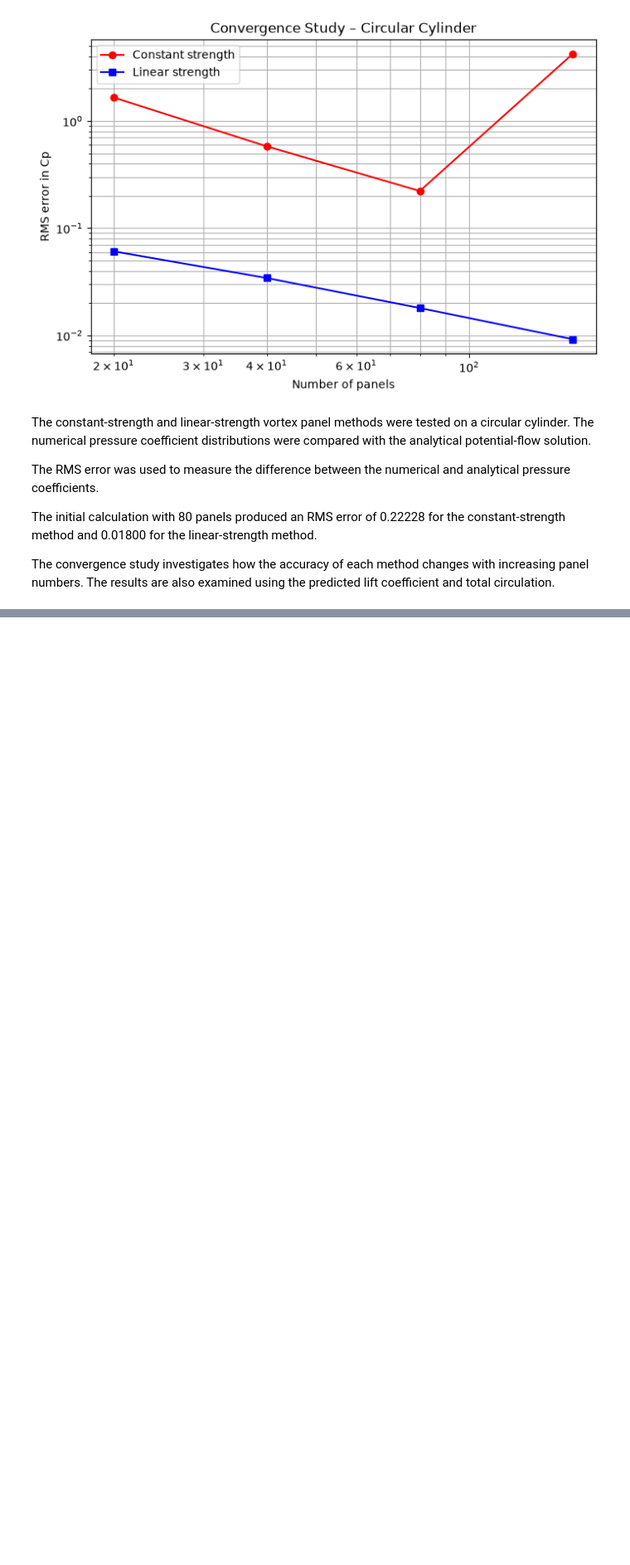
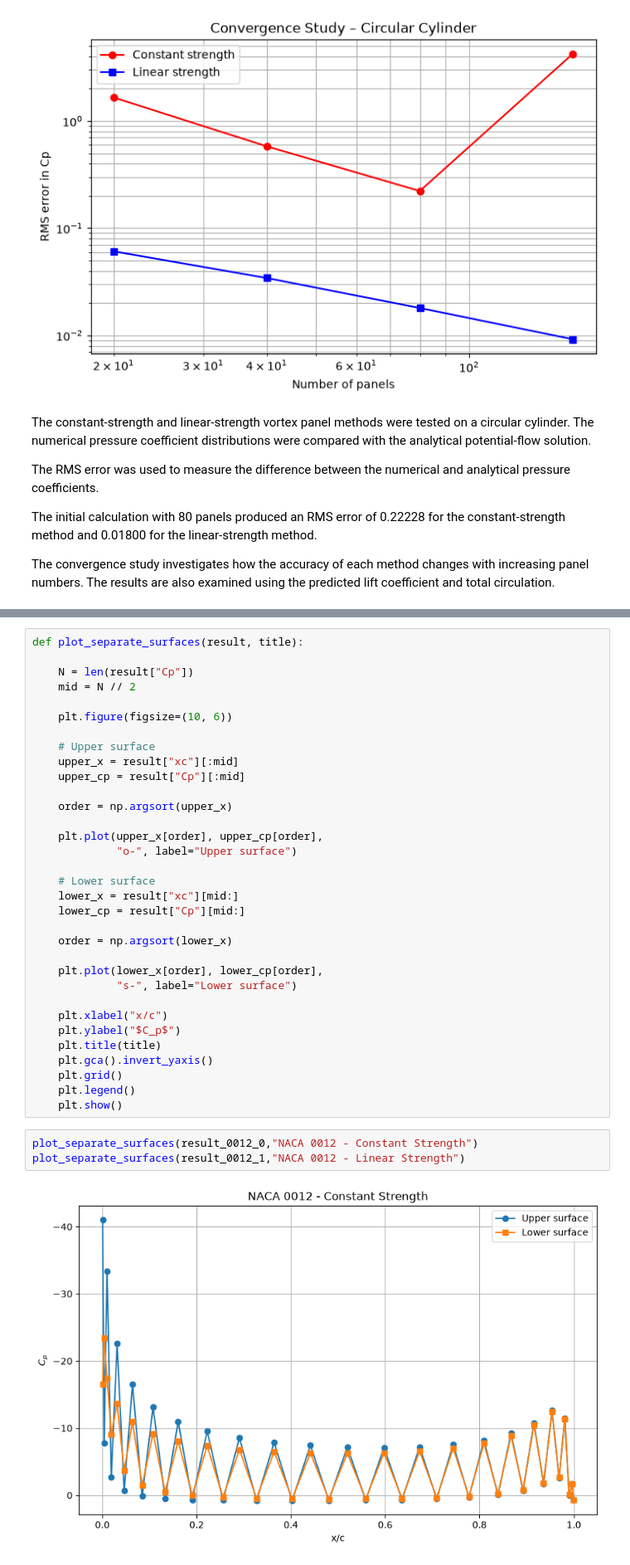
Before and after one commit to Aathi2165/AE611_2026, a Jupyter notebook: Aathi Skantha Roopan T_SC26M001.ipynb, the cells around one changed output, grey strips where cells are left out. Shown at 83% size. Cells and saved outputs as stored; diff of their text form; blank space fills up the shorter version.

```diff
--- a/Aathi Skantha Roopan T_SC26M001.ipynb
+++ b/Aathi Skantha Roopan T_SC26M001.ipynb
@@ -849,0 +986,38 @@ The convergence study investigates how the accuracy of each method changes with
+# %%
+def plot_separate_surfaces(result, title):
+
+    N = len(result["Cp"])
+    mid = N // 2
+
+    plt.figure(figsize=(10, 6))
+
+    # Upper surface
+    upper_x = result["xc"][:mid]
+    upper_cp = result["Cp"][:mid]
+
+    order = np.argsort(upper_x)
+
+    plt.plot(upper_x[order], upper_cp[order],
+             "o-", label="Upper surface")
+
+    # Lower surface
+    lower_x = result["xc"][mid:]
+    lower_cp = result["Cp"][mid:]
+
+    order = np.argsort(lower_x)
+
+    plt.plot(lower_x[order], lower_cp[order],
+             "s-", label="Lower surface")
+
+    plt.xlabel("x/c")
+    plt.ylabel("$C_p$")
+    plt.title(title)
+    plt.gca().invert_yaxis()
+    plt.grid()
+    plt.legend()
+    plt.show()
+# %%
+plot_separate_surfaces(result_0012_0,"NACA 0012 - Constant Strength")
+plot_separate_surfaces(result_0012_1,"NACA 0012 - Linear Strength")
+# %% [output]
+[figure, added]
```
Also changed, not shown: parts of 17 cells of this notebook.
